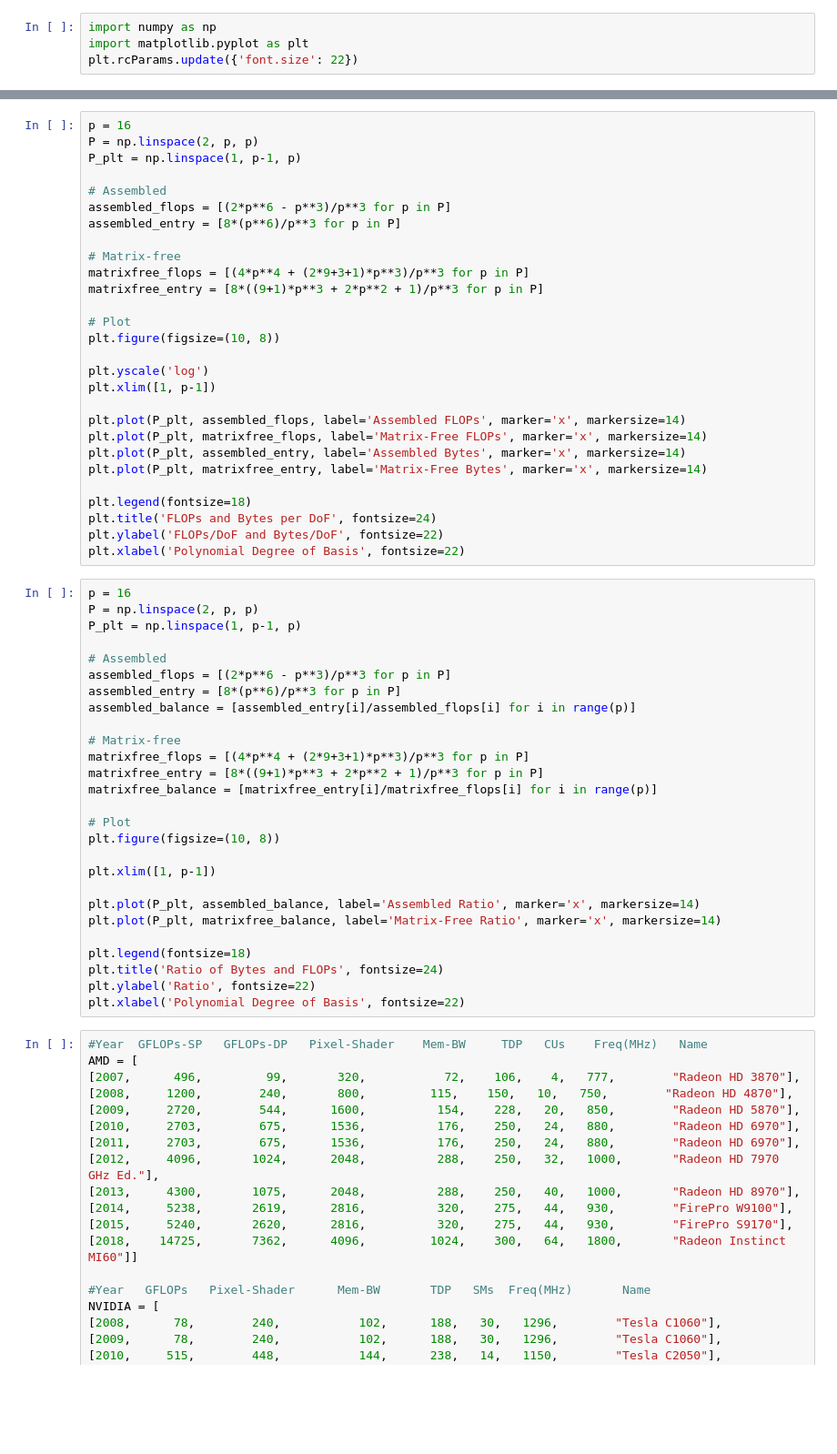
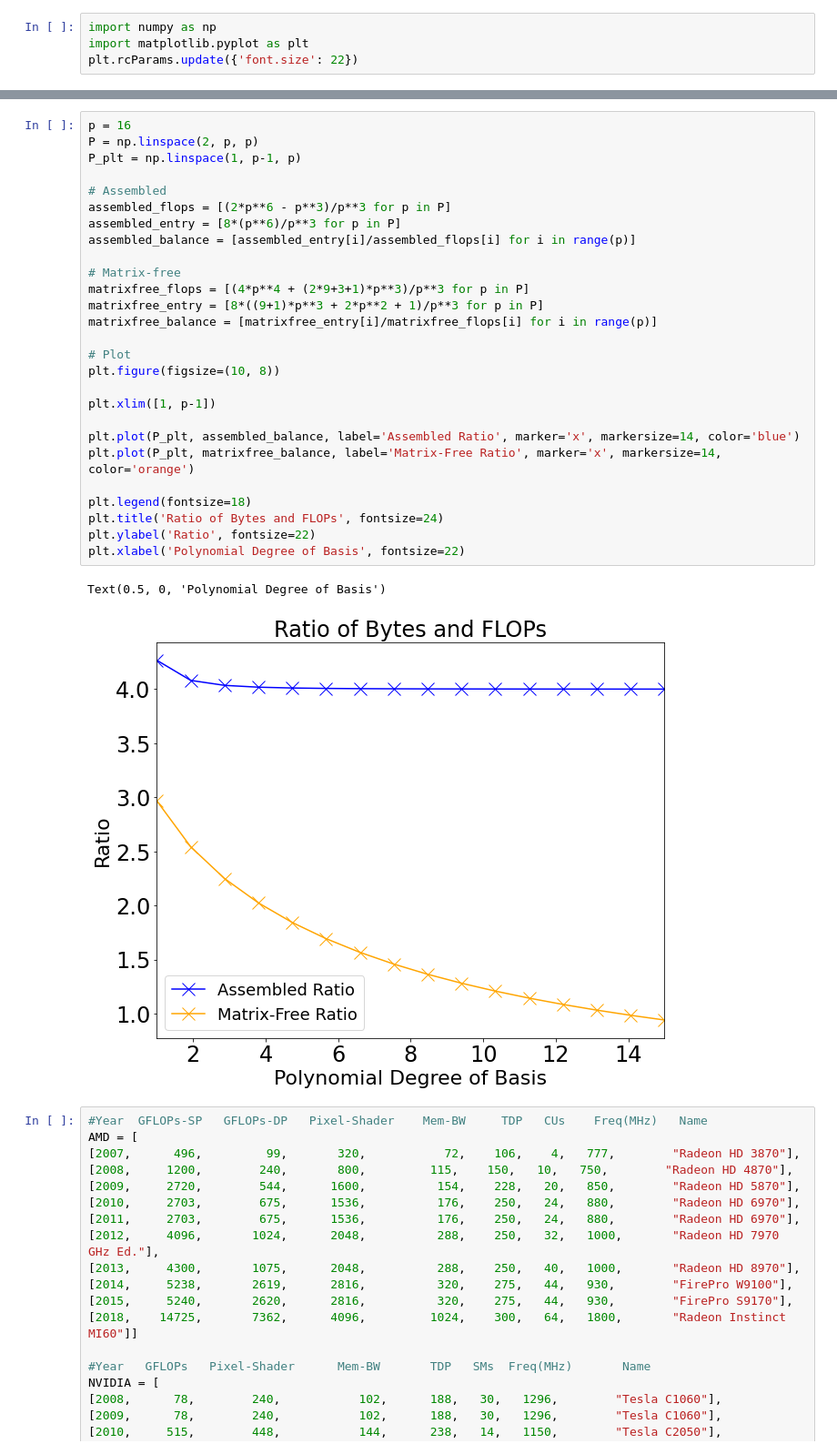
Before and after one commit to jeremylt/comps, a Jupyter notebook: jupyter/FLOPsAndEntries.ipynb, the cells around one changed output, grey strips where cells are left out. Shown at 91% size. Saved outputs shown, nothing was run; the diff lists cells and outputs as text; blank space fills up the shorter version.

```diff
--- a/jupyter/FLOPsAndEntries.ipynb
+++ b/jupyter/FLOPsAndEntries.ipynb
@@ -5,58 +43,33 @@ plt.rcParams.update({'font.size': 22})
 # %%
 p = 16
 P = np.linspace(2, p, p)
 P_plt = np.linspace(1, p-1, p)
 
 # Assembled
 assembled_flops = [(2*p**6 - p**3)/p**3 for p in P]
 assembled_entry = [8*(p**6)/p**3 for p in P]
+assembled_balance = [assembled_entry[i]/assembled_flops[i] for i in range(p)]
 
 # Matrix-free
 matrixfree_flops = [(4*p**4 + (2*9+3+1)*p**3)/p**3 for p in P]
 matrixfree_entry = [8*((9+1)*p**3 + 2*p**2 + 1)/p**3 for p in P]
+matrixfree_balance = [matrixfree_entry[i]/matrixfree_flops[i] for i in range(p)]
 
 # Plot
 plt.figure(figsize=(10, 8))
 
-plt.yscale('log')
 plt.xlim([1, p-1])
 
-plt.plot(P_plt, assembled_flops, label='Assembled FLOPs', marker='x', markersize=14)
-plt.plot(P_plt, matrixfree_flops, label='Matrix-Free FLOPs', marker='x', markersize=14)
-plt.plot(P_plt, assembled_entry, label='Assembled Bytes', marker='x', markersize=14)
-plt.plot(P_plt, matrixfree_entry, label='Matrix-Free Bytes', marker='x', markersize=14)
+plt.plot(P_plt, assembled_balance, label='Assembled Ratio', marker='x', markersize=14, color='blue')
+plt.plot(P_plt, matrixfree_balance, label='Matrix-Free Ratio', marker='x', markersize=14, color='orange')
 
 plt.legend(fontsize=18)
-plt.title('FLOPs and Bytes per DoF', fontsize=24)
-plt.ylabel('FLOPs/DoF and Bytes/DoF', fontsize=22)
+plt.title('Ratio of Bytes and FLOPs', fontsize=24)
+plt.ylabel('Ratio', fontsize=22)
 plt.xlabel('Polynomial Degree of Basis', fontsize=22)
+# %% [output]
+Text(0.5, 0, 'Polynomial Degree of Basis')
+[figure, added]
-# %%
-p = 16
-P = np.linspace(2, p, p)
-P_plt = np.linspace(1, p-1, p)
-
-# Assembled
-assembled_flops = [(2*p**6 - p**3)/p**3 for p in P]
-assembled_entry = [8*(p**6)/p**3 for p in P]
-assembled_balance = [assembled_entry[i]/assembled_flops[i] for i in range(p)]
-
-# Matrix-free
-matrixfree_flops = [(4*p**4 + (2*9+3+1)*p**3)/p**3 for p in P]
-matrixfree_entry = [8*((9+1)*p**3 + 2*p**2 + 1)/p**3 for p in P]
-matrixfree_balance = [matrixfree_entry[i]/matrixfree_flops[i] for i in range(p)]
-
-# Plot
-plt.figure(figsize=(10, 8))
-
-plt.xlim([1, p-1])
-
-plt.plot(P_plt, assembled_balance, label='Assembled Ratio', marker='x', markersize=14)
-plt.plot(P_plt, matrixfree_balance, label='Matrix-Free Ratio', marker='x', markersize=14)
-
-plt.legend(fontsize=18)
-plt.title('Ratio of Bytes and FLOPs', fontsize=24)
-plt.ylabel('Ratio', fontsize=22)
-plt.xlabel('Polynomial Degree of Basis', fontsize=22)
 # %%
 #Year  GFLOPs-SP   GFLOPs-DP   Pixel-Shader    Mem-BW     TDP   CUs    Freq(MHz)   Name
 AMD = [
```
Also changed, not shown: parts of 1 cell of this notebook, 5 other files.
